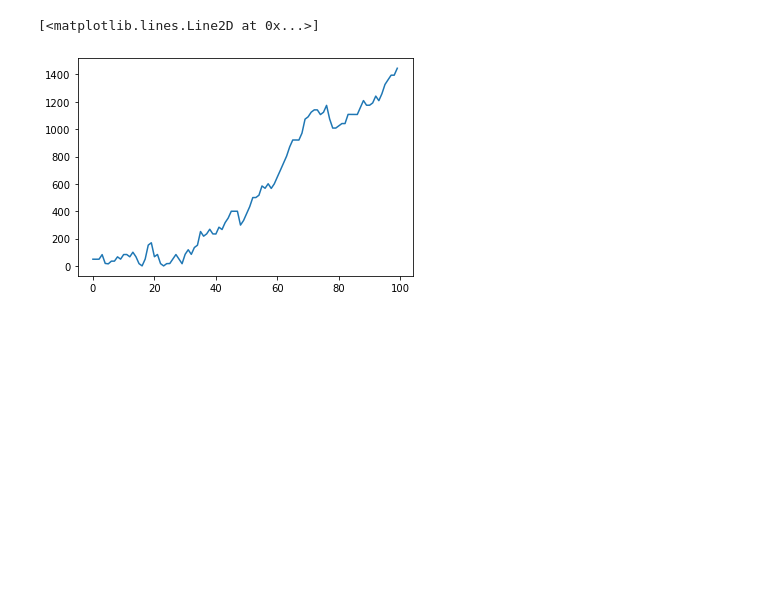
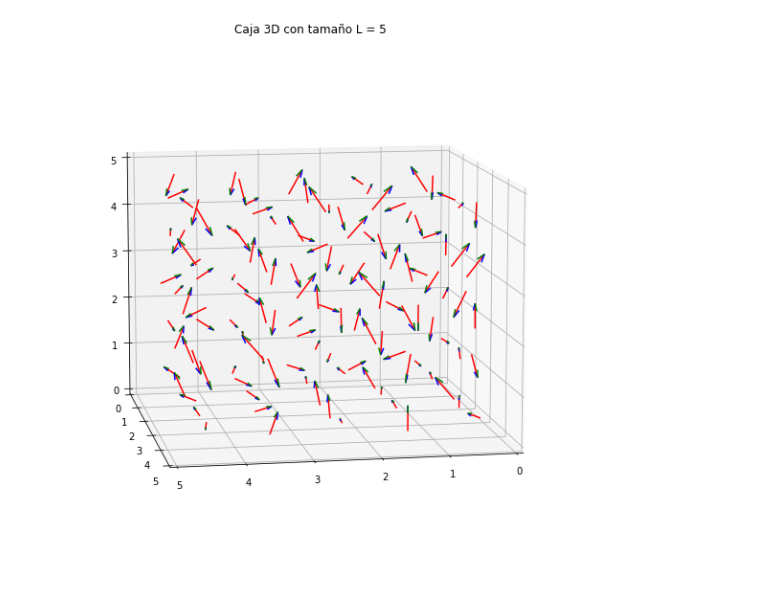
Before and after one commit to sergioduquem15/Statistics1, a Jupyter notebook: Miniproyecto2_1036654435/QuantumHeisenber_MC.ipynb, the cells around one changed output. Drawn from its saved outputs; the diff is of its cells as text; code cells hidden in the pictures; blank space fills up the shorter version.

```diff
--- a/Miniproyecto2_1036654435/QuantumHeisenber_MC.ipynb
+++ b/Miniproyecto2_1036654435/QuantumHeisenber_MC.ipynb
@@ -131,5 +231,4 @@ mcs
-# %%
-plt.plot(mcs,E[:100])
-# %% [output]
-[<matplotlib.lines.Line2D at 0x...>]
-[figure, removed]
+# %%
+graph(c0)
+# %% [output]
+[figure, added]
```
Also changed, not shown: parts of 14 cells of this notebook, 1 other file.
